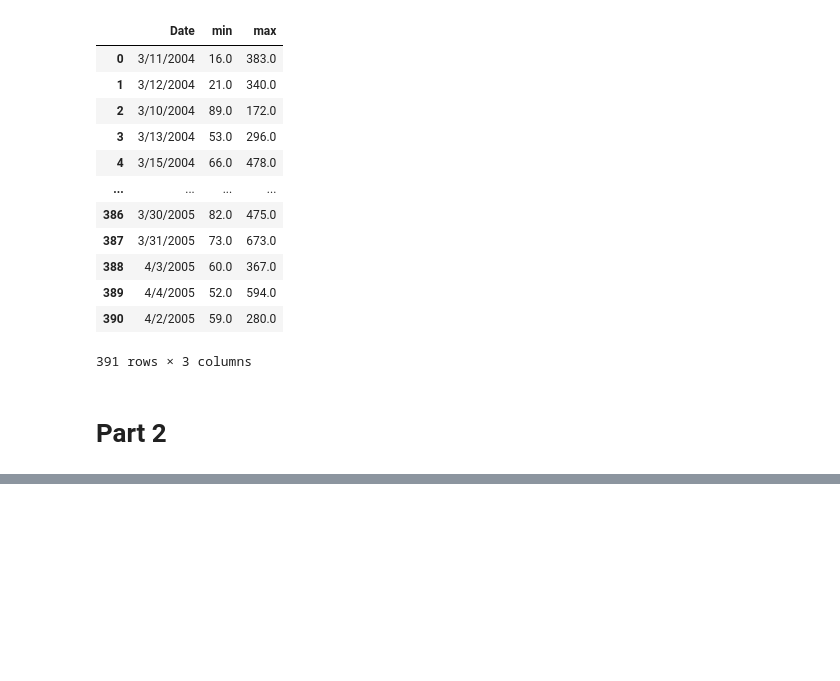
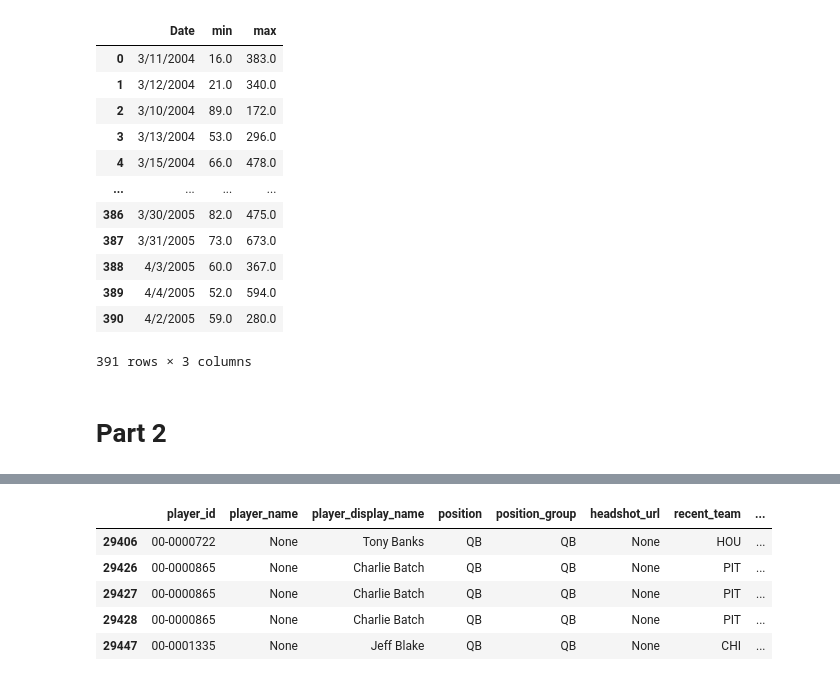
Before and after one commit to jilliangreene/sta_554_assignments, a Jupyter notebook: Project2/STA554_Proj1_nb.ipynb, the cells around one changed output, grey strips where cells are left out. Drawn from its saved outputs; the diff is of its cells as text; code cells hidden in the pictures; blank space fills up the shorter version.

```diff
--- a/Project2/STA554_Proj1_nb.ipynb
+++ b/Project2/STA554_Proj1_nb.ipynb
@@ -188,0 +218,12 @@ air_csv_pd.min_max_summary("NOx(GT)", "Date")
+# %%
+# Subset rows to QB stats from 2005 - 2023
+nfl_subset = nfl.loc[(nfl['position'] == 'QB') & (nfl['season_type'] == 'REG') & (nfl['season'] > 2004) & (nfl['season'] < 2024)]
+
+nfl_subset.head()
+# %% [output]
+|  | player_id | player_name | player_display_name | position | position_group | headshot_url | recent_team | ... |
+| 29406 | 00-0000722 | None | Tony Banks | QB | QB | None | HOU | ... |
+| 29426 | 00-0000865 | None | Charlie Batch | QB | QB | None | PIT | ... |
+| 29427 | 00-0000865 | None | Charlie Batch | QB | QB | None | PIT | ... |
+| 29428 | 00-0000865 | None | Charlie Batch | QB | QB | None | PIT | ... |
+| 29447 | 00-0001335 | None | Jeff Blake | QB | QB | None | CHI | ... |
```
Also changed, not shown: parts of 20 cells of this notebook.
